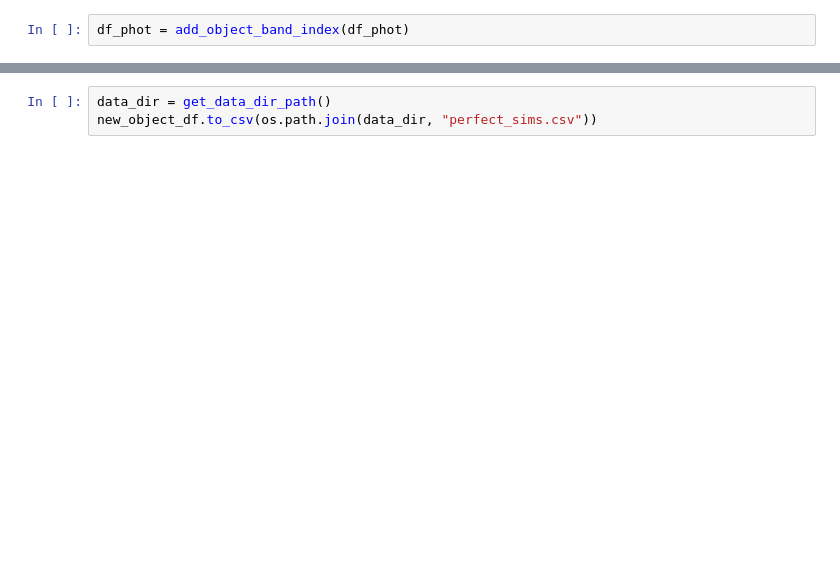
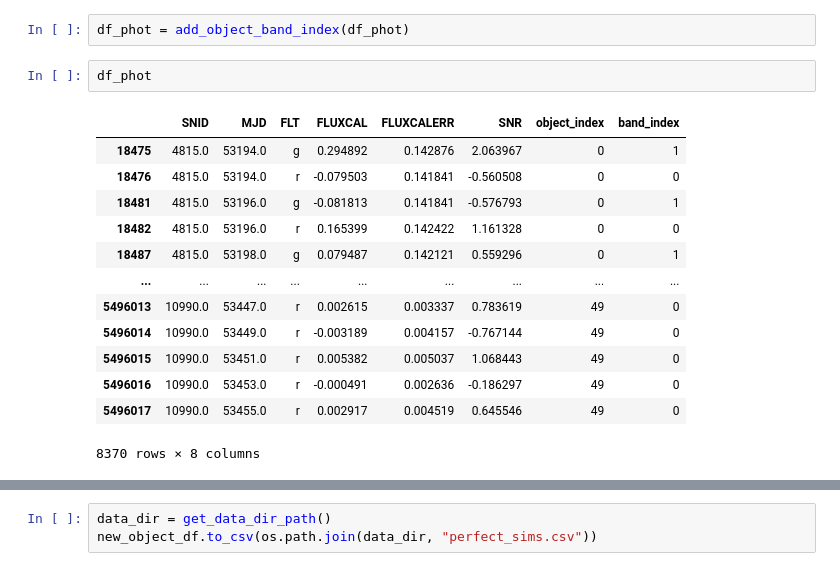
Before and after one commit to b-biswas/ltcurveMCMC, a Jupyter notebook: notebooks/preprocessing.ipynb, the cells around one changed output, grey strips where cells are left out. Saved outputs shown, nothing was run; the diff lists cells and outputs as text; blank space fills up the shorter version.

```diff
--- a/notebooks/preprocessing.ipynb
+++ b/notebooks/preprocessing.ipynb
@@ -54,5 +54,21 @@ plt.plot(df_phot["SNR"])
 # %%
 df_phot = add_object_band_index(df_phot)
+# %%
+df_phot
+# %% [output]
+|  | SNID | MJD | FLT | FLUXCAL | FLUXCALERR | SNR | object_index | band_index |
+| 18475 | 4815.0 | 53194.0 | g | 0.294892 | 0.142876 | 2.063967 | 0 | 1 |
+| 18476 | 4815.0 | 53194.0 | r | -0.079503 | 0.141841 | -0.560508 | 0 | 0 |
+| 18481 | 4815.0 | 53196.0 | g | -0.081813 | 0.141841 | -0.576793 | 0 | 1 |
+| 18482 | 4815.0 | 53196.0 | r | 0.165399 | 0.142422 | 1.161328 | 0 | 0 |
+| 18487 | 4815.0 | 53198.0 | g | 0.079487 | 0.142121 | 0.559296 | 0 | 1 |
+| ... | ... | ... | ... | ... | ... | ... | ... | ... |
+| 5496013 | 10990.0 | 53447.0 | r | 0.002615 | 0.003337 | 0.783619 | 49 | 0 |
+| 5496014 | 10990.0 | 53449.0 | r | -0.003189 | 0.004157 | -0.767144 | 49 | 0 |
+| 5496015 | 10990.0 | 53451.0 | r | 0.005382 | 0.005037 | 1.068443 | 49 | 0 |
+| 5496016 | 10990.0 | 53453.0 | r | -0.000491 | 0.002636 | -0.186297 | 49 | 0 |
+| 5496017 | 10990.0 | 53455.0 | r | 0.002917 | 0.004519 | 0.645546 | 49 | 0 |
+8370 rows × 8 columns
 # %%
 # get only 20 days of data before and after maximum
 
```
Also changed, not shown: parts of 4 cells of this notebook, 1 other file.
